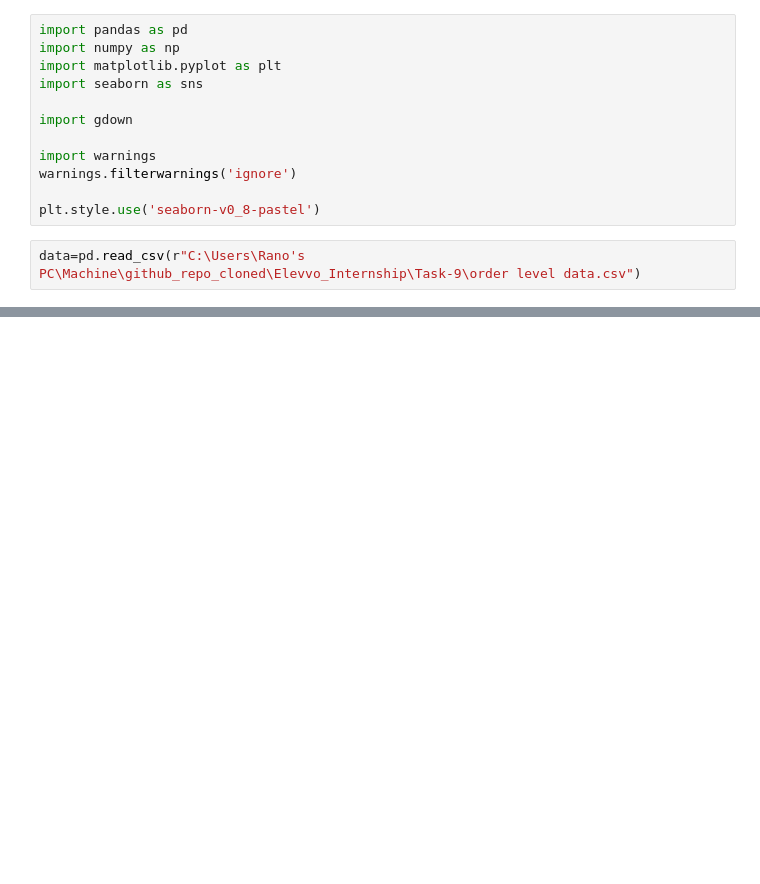
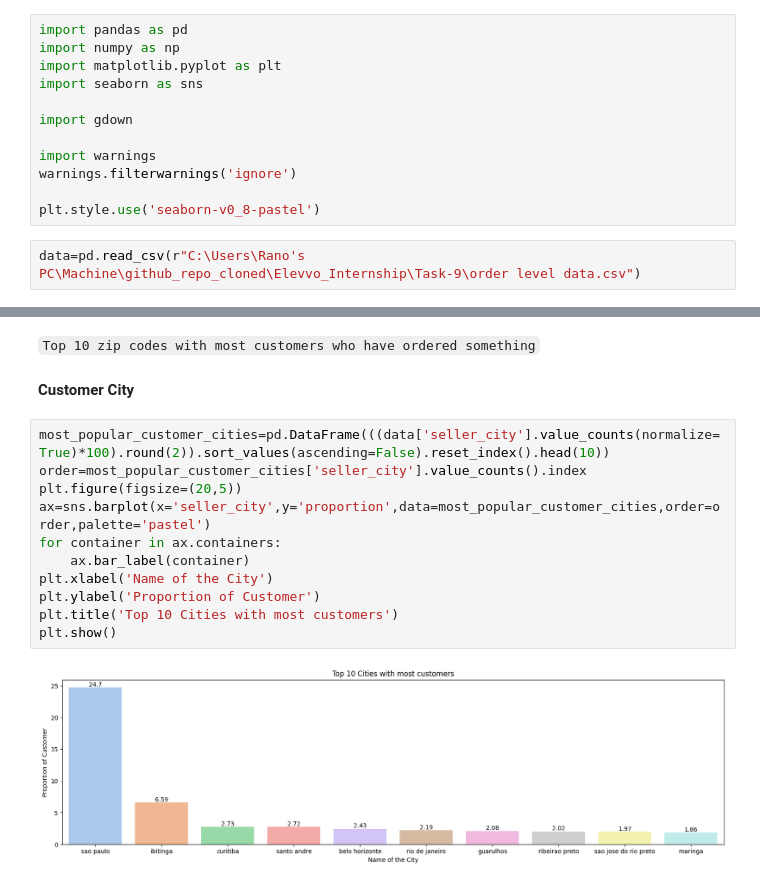
Before and after one commit to IamRaNo/Elevvo_Internship, a Jupyter notebook: Task-9/sales_data_analysis.ipynb, the cells around one changed output, grey strips where cells are left out. Cells and saved outputs as stored; diff of their text form; blank space fills up the shorter version.

```diff
--- a/Task-9/sales_data_analysis.ipynb
+++ b/Task-9/sales_data_analysis.ipynb
@@ -27,0 +385,17 @@ data.head()
+# %% [markdown]
+`Top 10 zip codes with most customers who have ordered something`
+# %% [markdown]
+**Customer City**
+# %%
+most_popular_customer_cities=pd.DataFrame(((data['seller_city'].value_counts(normalize=True)*100).round(2)).sort_values(ascending=False).reset_index().head(10))
+order=most_popular_customer_cities['seller_city'].value_counts().index
+plt.figure(figsize=(20,5))
+ax=sns.barplot(x='seller_city',y='proportion',data=most_popular_customer_cities,order=order,palette='pastel')
+for container in ax.containers:
+    ax.bar_label(container)
+plt.xlabel('Name of the City')
+plt.ylabel('Proportion of Customer')
+plt.title('Top 10 Cities with most customers')
+plt.show()
+# %% [output]
+[figure, added]
```
Also changed, not shown: parts of 134 cells of this notebook, 2 other files.
